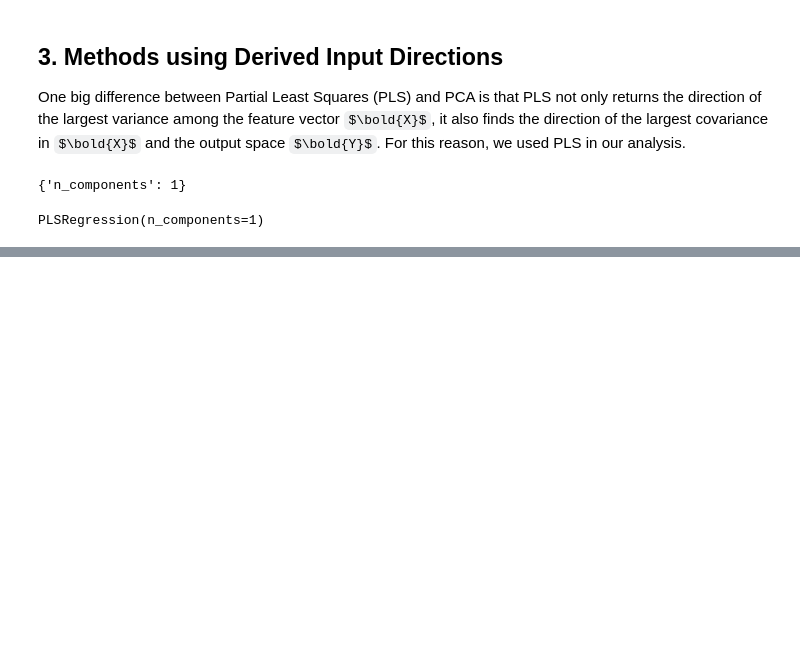
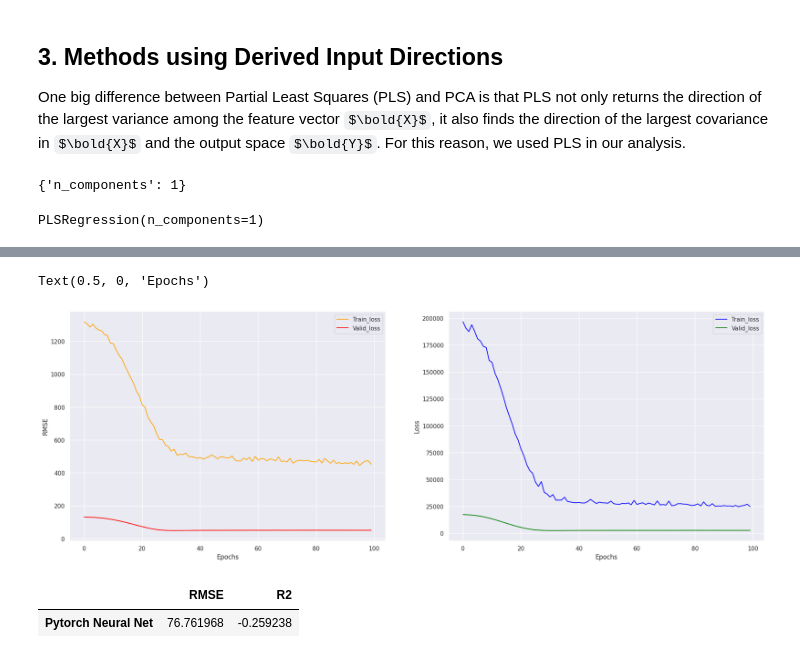
Before and after one commit to rafaelcbpy/Comp_Aplicada_ICA, a Jupyter notebook: notebooks/HW2/regression.ipynb, the cells around one changed output, grey strips where cells are left out. Cells and saved outputs as stored; diff of their text form; code cells hidden in the pictures; some formulas as TeX source; blank space fills up the shorter version.

```diff
--- a/notebooks/HW2/regression.ipynb
+++ b/notebooks/HW2/regression.ipynb
@@ -571,0 +718,4 @@ Text(0, 0.5, 'Predicted Values')
+# %%
+# Spliting the training data into Train-Validation
+_X_train, X_valid, _y_train, y_valid = train_test_split(
+    X_train.values, y_train.values, test_size=0.1, random_state=42)
@@ -571,0 +752,3 @@ Text(0, 0.5, 'Predicted Values')
+# %%
+train_loader = numpy_to_torch_dataset(_X_train, _y_train, batch_size, device)
+valid_loader = numpy_to_torch_dataset(X_valid, y_valid, batch_size, device)
@@ -571,0 +805,13 @@ Text(0, 0.5, 'Predicted Values')
+# %%
+epochs = 100
+epochs_list = []
+train_loss = []
+train_rmse = []
+valid_loss = []
+valid_rmse = []
+
+for epoch in range(epochs):
+    print('Epoch: {}'.format(epoch))
+    train(train_loader, train_loss, train_rmse)
+    validate(valid_loader, valid_loss, valid_rmse)
+    epochs_list.append(epoch)
@@ -571,0 +837,21 @@ Text(0, 0.5, 'Predicted Values')
+# %%
+train_rmse = [float(x) for x in train_rmse]
+valid_rmse = [float(x) for x in valid_rmse]
+
+train_loss = [float(x) for x in train_loss]
+valid_loss = [float(x) for x in valid_loss]
+# %%
+fig, (ax1, ax2) = plt.subplots(1, 2, figsize=(24, 8))
+
+sns.lineplot(x=epochs_list, y=train_rmse, label="Train_loss", color="orange", ax=ax1)
+sns.lineplot(x=epochs_list, y=valid_rmse, label="Valid_loss", color="red", ax=ax1)
+ax1.set_ylabel('RMSE')
+ax1.set_xlabel('Epochs')
+
+sns.lineplot(x=epochs_list, y=train_loss, label="Train_loss", color="blue", ax=ax2)
+sns.lineplot(x=epochs_list, y=valid_loss, label="Valid_loss", color="green", ax=ax2)
+ax2.set_ylabel('Loss')
+ax2.set_xlabel('Epochs')
+# %% [output]
+Text(0.5, 0, 'Epochs')
+[figure, added]
@@ -571,0 +868,7 @@ Text(0, 0.5, 'Predicted Values')
+# %%
+
+torch_results = pd.DataFrame([rmse_torch, r2_torch], columns=["Pytorch Neural Net"], index=["RMSE", "R2"]).T
+torch_results
+# %% [output]
+|  | RMSE | R2 |
+| Pytorch Neural Net | 76.761968 | -0.259238 |
```
Also changed, not shown: parts of 55 cells of this notebook.
